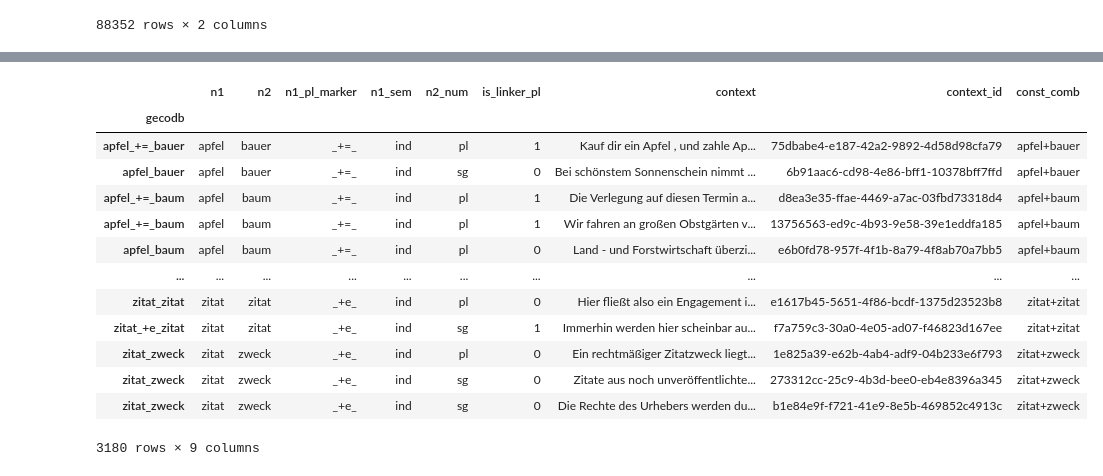
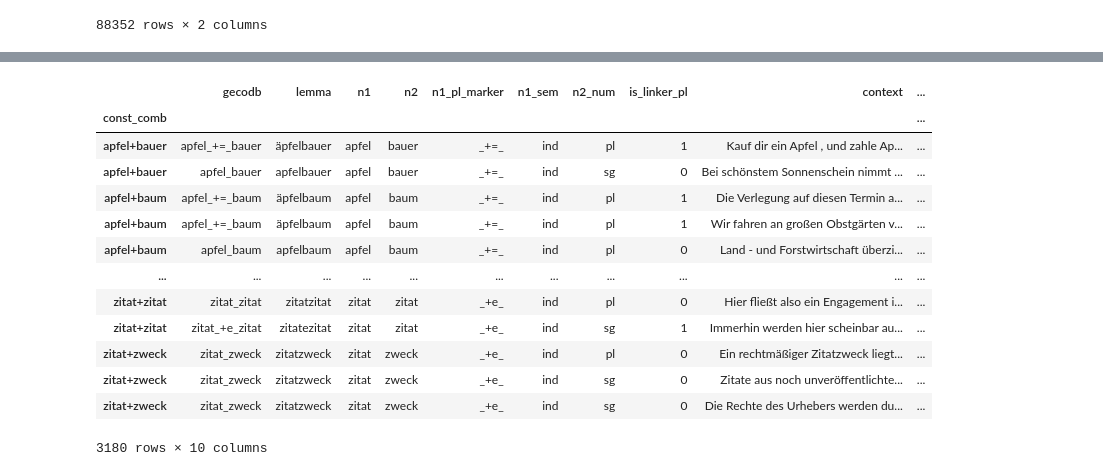
Before and after one commit to maxschmaltz/DieKonstraints, a Jupyter notebook: data_utils/test.ipynb, the cells around one changed output, grey strips where cells are left out. Saved outputs shown, nothing was run; the diff lists cells and outputs as text; code cells hidden in the pictures.

```diff
--- a/data_utils/test.ipynb
+++ b/data_utils/test.ipynb
@@ -14,6 +16,12 @@ celex_gml_path = "../resources/Celex/german/gml/gml.cd"
 celex_gmw_path = "../resources/Celex/german/gmw/gmw.cd"
 
 outdir = "../resources/developed/sp18"
+
+outcsv_args = {
+    "sep": "\t",
+    "index": True,
+    "header": True
+}
 # %%
 sp18 = pd.read_csv(
     sp18_path,
@@ -331,7 +405,7 @@ sp18.head()
 # %%
 sp18 = sp18[
         [
-            "gecodb", "N1Lemma", "n2", "n1_pl_marker",
+            "gecodb", "lemma", "N1Lemma", "n2", "n1_pl_marker",
             "N2Typ", "N2Num", "LE", "is_lemmatized",
             "context", "context_id"
         ]
@@ -389,27 +469,28 @@ sp18.drop(columns=["is_lemmatized"], inplace=True)
 # %%
 # extract contrastive Sg-Pl pairs from the lemmatized version
 sp18["const_comb"] = sp18["n1"] + "+" + sp18["n2"]
-ident_const = sp18[sp18.duplicated(subset="const_comb", keep=False)]    \
-    .sort_values("const_comb")
-ident_const.to_csv(
-    os.path.join(outdir, "external_effect/ident_const.tsv"),
-    sep="\t",
-    index=True,
-    header=True
+ident_const_all = sp18[sp18.duplicated(subset="const_comb", keep=False)]    \
+    .sort_values("const_comb")  \
+    .reset_index(drop=False)    \
+    .set_index("const_comb")
+
+ident_const_all.to_csv(
+    os.path.join(outdir, "external_effect/ident_const_all.tsv"),
+    **outcsv_args
 )
-ident_const
+ident_const_all
 # %% [output]
-|  | n1 | n2 | n1_pl_marker | n1_sem | n2_num | is_linker_pl | context | context_id | const_comb |
-| gecodb |  |  |  |  |  |  |  |  |  |
-| apfel_+=_bauer | apfel | bauer | _+=_ | ind | pl | 1 | Kauf dir ein Apfel , und zahle Ap... | 75dbabe4-e187-42a2-9892-4d58d98cfa79 | apfel+bauer |
-| apfel_bauer | apfel | bauer | _+=_ | ind | sg | 0 | Bei schönstem Sonnenschein nimmt ... | 6b91aac6-cd98-4e86-bff1-10378bff7ffd | apfel+bauer |
-| apfel_+=_baum | apfel | baum | _+=_ | ind | pl | 1 | Die Verlegung auf diesen Termin a... | d8ea3e35-ffae-4469-a7ac-03fbd73318d4 | apfel+baum |
-| apfel_+=_baum | apfel | baum | _+=_ | ind | pl | 1 | Wir fahren an großen Obstgärten v... | 13756563-ed9c-4b93-9e58-39e1eddfa185 | apfel+baum |
-| apfel_baum | apfel | baum | _+=_ | ind | pl | 0 | Land - und Forstwirtschaft überzi... | e6b0fd78-957f-4f1b-8a79-4f8ab70a7bb5 | apfel+baum |
-| ... | ... | ... | ... | ... | ... | ... | ... | ... | ... |
-| zitat_zitat | zitat | zitat | _+e_ | ind | pl | 0 | Hier fließt also ein Engagement i... | e1617b45-5651-4f86-bcdf-1375d23523b8 | zitat+zitat |
-| zitat_+e_zitat | zitat | zitat | _+e_ | ind | sg | 1 | Immerhin werden hier scheinbar au... | f7a759c3-30a0-4e05-ad07-f46823d167ee | zitat+zitat |
-| zitat_zweck | zitat | zweck | _+e_ | ind | pl | 0 | Ein rechtmäßiger Zitatzweck liegt... | 1e825a39-e62b-4ab4-adf9-04b233e6f793 | zitat+zweck |
-| zitat_zweck | zitat | zweck | _+e_ | ind | sg | 0 | Zitate aus noch unveröffentlichte... | 273312cc-25c9-4b3d-bee0-eb4e8396a345 | zitat+zweck |
-| zitat_zweck | zitat | zweck | _+e_ | ind | sg | 0 | Die Rechte des Urhebers werden du... | b1e84e9f-f721-41e9-8e5b-469852c4913c | zitat+zweck |
+|  | gecodb | lemma | n1 | n2 | n1_pl_marker | n1_sem | n2_num | is_linker_pl | context | ... |
+| const_comb |  |  |  |  |  |  |  |  |  | ... |
+| apfel+bauer | apfel_+=_bauer | äpfelbauer | apfel | bauer | _+=_ | ind | pl | 1 | Kauf dir ein Apfel , und zahle Ap... | ... |
+| apfel+bauer | apfel_bauer | apfelbauer | apfel | bauer | _+=_ | ind | sg | 0 | Bei schönstem Sonnenschein nimmt ... | ... |
+| apfel+baum | apfel_+=_baum | äpfelbaum | apfel | baum | _+=_ | ind | pl | 1 | Die Verlegung auf diesen Termin a... | ... |
+| apfel+baum | apfel_+=_baum | äpfelbaum | apfel | baum | _+=_ | ind | pl | 1 | Wir fahren an großen Obstgärten v... | ... |
+| apfel+baum | apfel_baum | apfelbaum | apfel | baum | _+=_ | ind | pl | 0 | Land - und Forstwirtschaft überzi... | ... |
+| ... | ... | ... | ... | ... | ... | ... | ... | ... | ... | ... |
+| zitat+zitat | zitat_zitat | zitatzitat | zitat | zitat | _+e_ | ind | pl | 0 | Hier fließt also ein Engagement i... | ... |
+| zitat+zitat | zitat_+e_zitat | zitatezitat | zitat | zitat | _+e_ | ind | sg | 1 | Immerhin werden hier scheinbar au... | ... |
+| zitat+zweck | zitat_zweck | zitatzweck | zitat | zweck | _+e_ | ind | pl | 0 | Ein rechtmäßiger Zitatzweck liegt... | ... |
+| zitat+zweck | zitat_zweck | zitatzweck | zitat | zweck | _+e_ | ind | sg | 0 | Zitate aus noch unveröffentlichte... | ... |
+| zitat+zweck | zitat_zweck | zitatzweck | zitat | zweck | _+e_ | ind | sg | 0 | Die Rechte des Urhebers werden du... | ... |
-3180 rows × 9 columns
+3180 rows × 10 columns
```
Also changed, not shown: parts of 29 cells of this notebook, 6 other files.
